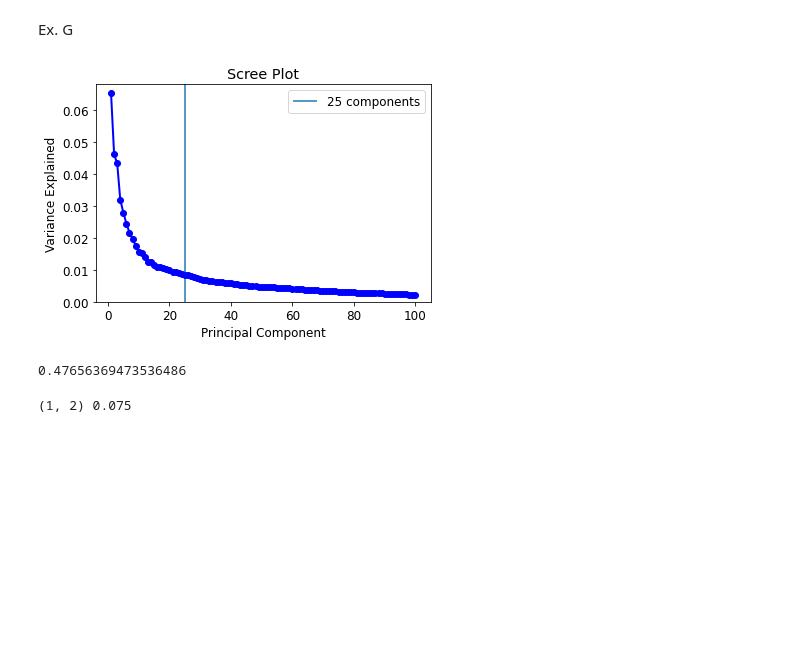
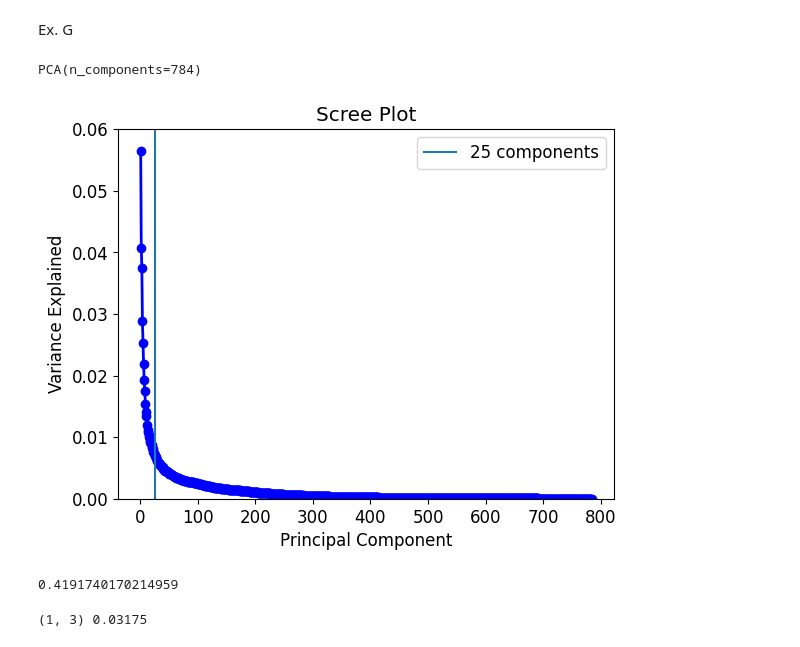
Before and after one commit to Sarc-s/2MMS80-part-one, a Jupyter notebook: gpu_code.ipynb, the cells around one changed output. Saved outputs shown, nothing was run; the diff lists cells and outputs as text; code cells hidden in the pictures; blank space fills up the shorter version.

```diff
--- a/gpu_code.ipynb
+++ b/gpu_code.ipynb
@@ -473,26 +498,29 @@ from sklearn.preprocessing import StandardScaler
 from sklearn.decomposition import PCA
 # %%
 scaler = StandardScaler()
-scaled_images_train_small = scaler.fit_transform(images_train_small)
+scaled_images_train = scaler.fit_transform(images_train)
 # %%
-pca_test = PCA(n_components=100)
-pca_test_fit = pca_test.fit(scaled_images_train_small)
+pca_test = PCA(n_components=28**2)
+pca_test.fit(scaled_images_train)
+# %% [output]
+PCA(n_components=784)
 # %%
 PC_values = np.arange(pca_test.n_components_) + 1
 plt.plot(PC_values, pca_test.explained_variance_ratio_, 'o-', linewidth=2, color='blue')
 plt.vlines(25, -1, 1, label="25 components")
-plt.ylim([0, 0.068])
+plt.ylim([0, 0.06])
 plt.title('Scree Plot')
 plt.xlabel('Principal Component')
 plt.ylabel('Variance Explained')
 plt.legend()
+plt.savefig("Figures/ex_g_scree.pdf")
 plt.show()
 # %% [output]
-[figure, old version]
+[figure, new version]
 # %%
 sum(pca_test.explained_variance_ratio_[:25])
 # %% [output]
-0.47656369473536486
+0.4191740170214959
 # %%
 # transform large data set and find performance
 pca = PCA(n_components=25)
@@ -504,15 +532,14 @@ reduced_images_test_small = pca.transform(images_test_small)
 reduced_images_train = pca.transform(images_train)
 reduced_images_test = pca.transform(images_test)
 # %%
-k_range = 20
-p_range = 15
-reduces_LOOCV_scores_minkowski_p = lambda p: cross_validation_gpu(reduced_images_train_small, numbers_train_small, k_range, p)
+k_range = 10
+p_range = 5
+reduces_LOOCV_scores_minkowski_p = lambda p: cross_validation_gpu(reduced_images_train, numbers_train, k_range, p)
 
 reduces_LOOCV_scores_minkowski = np.array(list(map(reduces_LOOCV_scores_minkowski_p, range(1, p_range + 1))))
+# Index of minimum p and k
+reduces_min_index = np.unravel_index(reduces_LOOCV_scores_minkowski.argmin(), reduces_LOOCV_scores_minkowski.shape)
+print(reduces_min_index, reduces_LOOCV_scores_minkowski[reduces_min_index])
+# p = 2, k = 4, estimated risk = 0.032
+# %% [output]
+(1, 3) 0.03175
-# %%
-# Index of minimum p and k
-reduces_min_index = np.unravel_index(reduces_LOOCV_scores_minkowski.argmin(), reduces_LOOCV_scores_minkowski.shape)
-print(reduces_min_index, reduces_LOOCV_scores_minkowski[reduces_min_index])
-# p = 2, k = 3, estimated risk = 0.075
-# %% [output]
-(1, 2) 0.075
```
Also changed, not shown: parts of 19 cells of this notebook.
